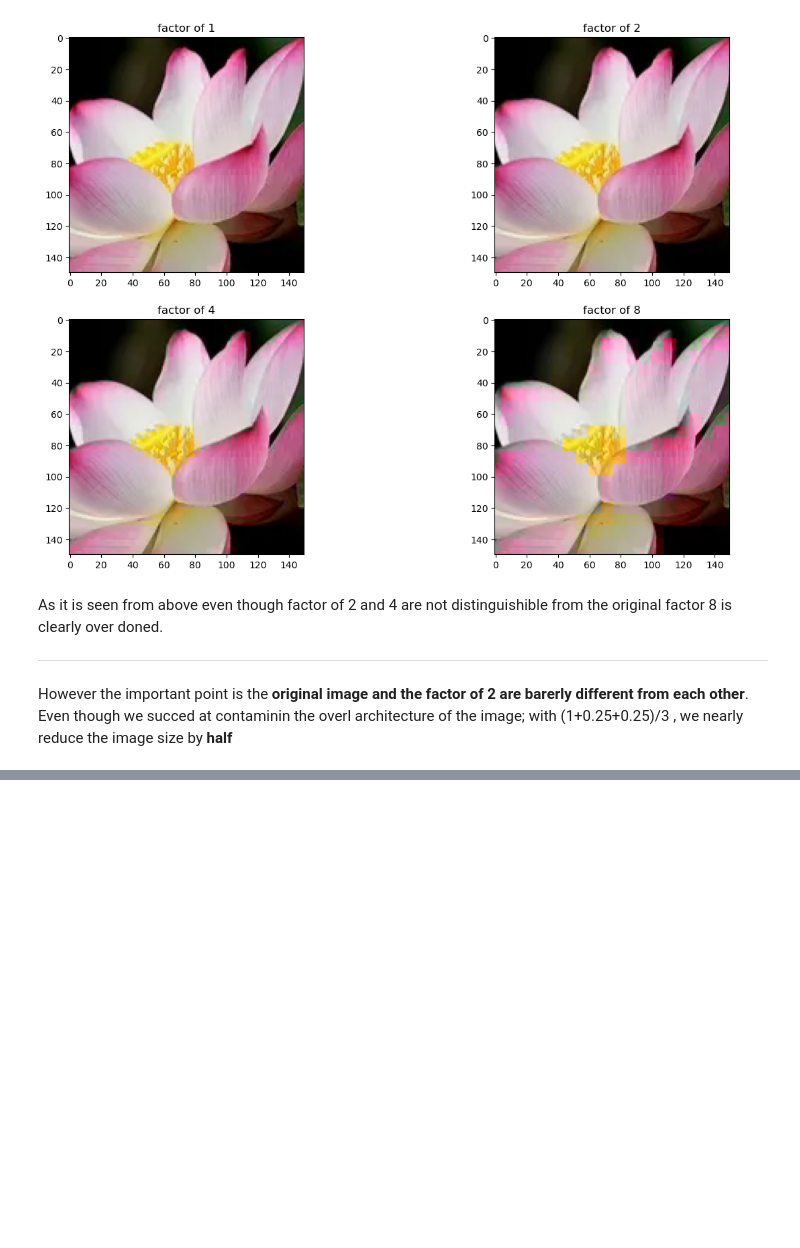
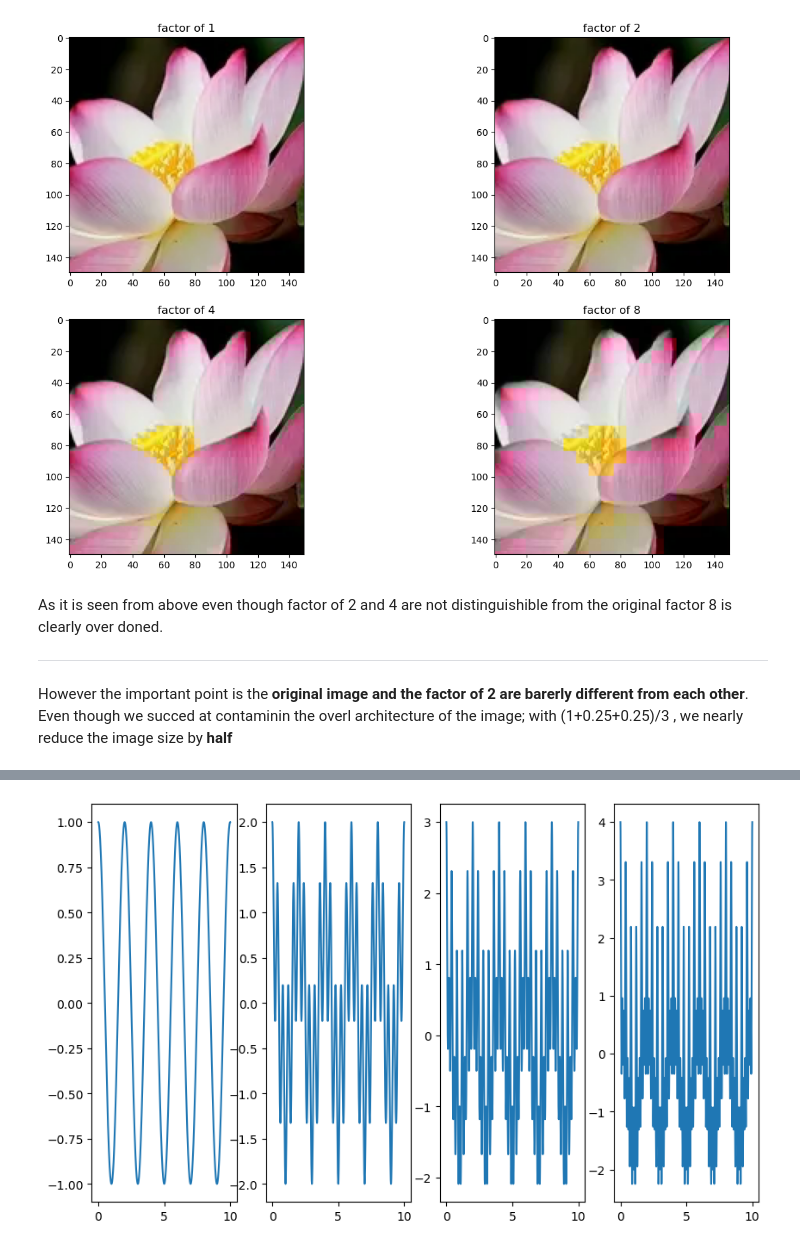
Before and after one commit to MrKerim/JPEG-Compression, a Jupyter notebook: jpeg_procces.ipynb, the cells around one changed output, grey strips where cells are left out. Saved outputs shown, nothing was run; the diff lists cells and outputs as text; code cells hidden in the pictures; blank space fills up the shorter version.

```diff
--- a/jpeg_procces.ipynb
+++ b/jpeg_procces.ipynb
@@ -241,0 +293,11 @@ Even though we succed at contaminin the overl architecture of the image; with (1
+# %%
+freq = [0.5,2.5,5,7.5]
+plt.figure(figsize=(10, 6))
+for i in range(4):
+    f = 0
+    for j in range(i+1):
+        f+=np.cos(freq[j]*2*np.pi*t)
+    plt.subplot(1,4,i+1)
+    plt.plot(t,f)
+# %% [output]
+[figure, added]
```
Also changed, not shown: parts of 32 cells of this notebook.
